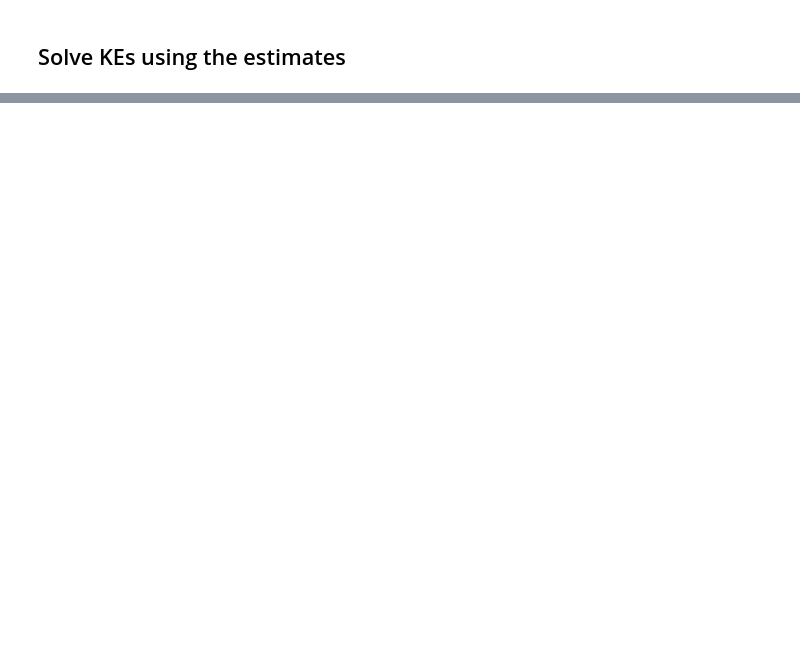
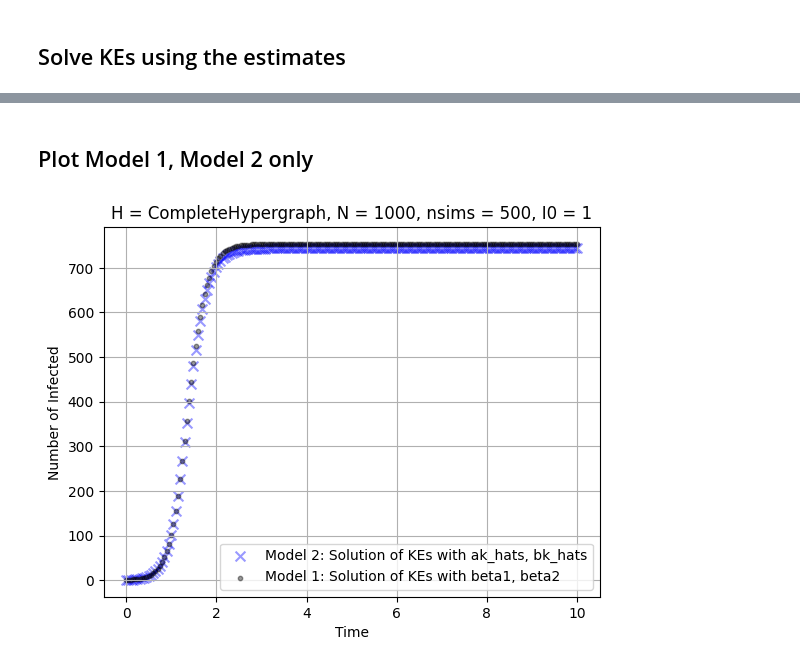
Before and after one commit to markolalovic/higher-order-contagion, a Jupyter notebook: notebooks/estimate-rates-3.ipynb, the cells around one changed output, grey strips where cells are left out. Cells and saved outputs as stored; diff of their text form; code cells hidden in the pictures; blank space fills up the shorter version.

```diff
--- a/notebooks/estimate-rates-3.ipynb
+++ b/notebooks/estimate-rates-3.ipynb
@@ -301,0 +285,25 @@ plt.show()
+# %% [markdown]
+## Plot Model 1, Model 2 only
+# %%
+plt.figure()
+
+# Model 2 with 'x' markers
+plt.scatter(sol_hat.t, expected_values_hat,
+            color="blue", marker='x', s=50, alpha=0.4,
+            label="Model 2: Solution of KEs with ak_hats, bk_hats")
+
+# Model 1 with 'o' markers
+plt.scatter(sol.t, expected_values,
+            color="black", marker='o', s=10, alpha=0.4,
+            label="Model 1: Solution of KEs with beta1, beta2")
+
+plt.xlabel("Time")
+plt.ylabel("Number of Infected")
+plt.legend()
+plt.grid(True)
+plt.title(f"H = {g.__class__.__name__}, N = {N}, nsims = {nsims}, I0 = {I0}")
+plt.savefig(f"../figures/estimation/complete/{test_name}/models-comparison.pdf",
+            format='pdf', bbox_inches='tight')
+plt.show()
+# %% [output]
+[figure, added]
```
Also changed, not shown: parts of 8 cells of this notebook, 26 other files.
